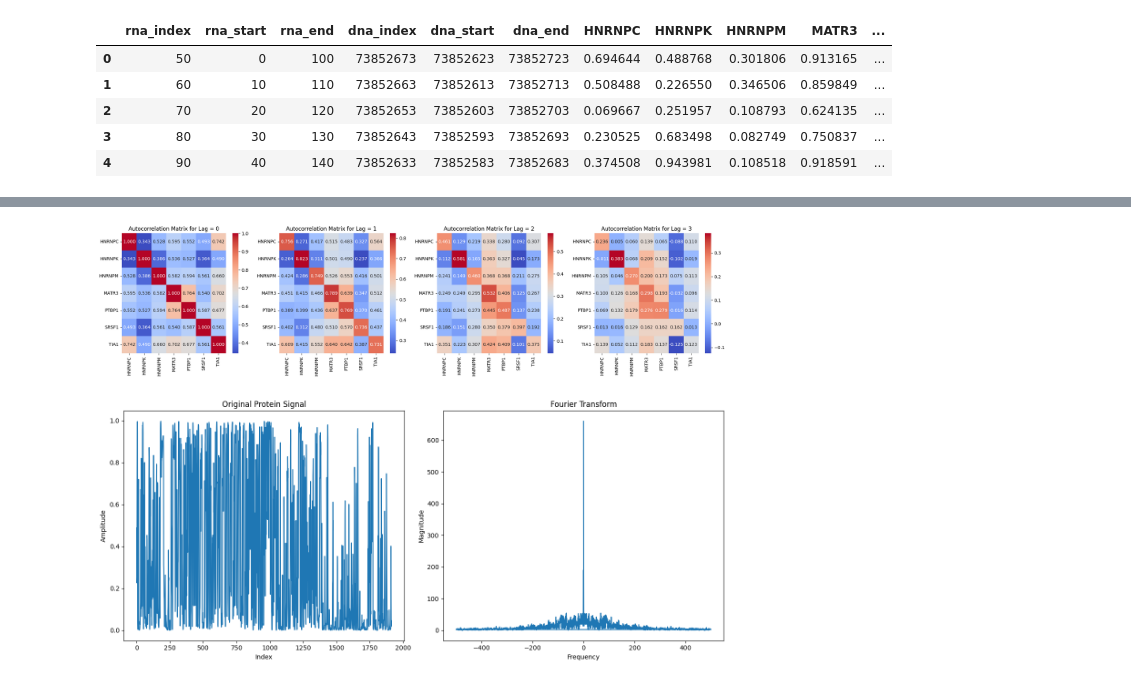
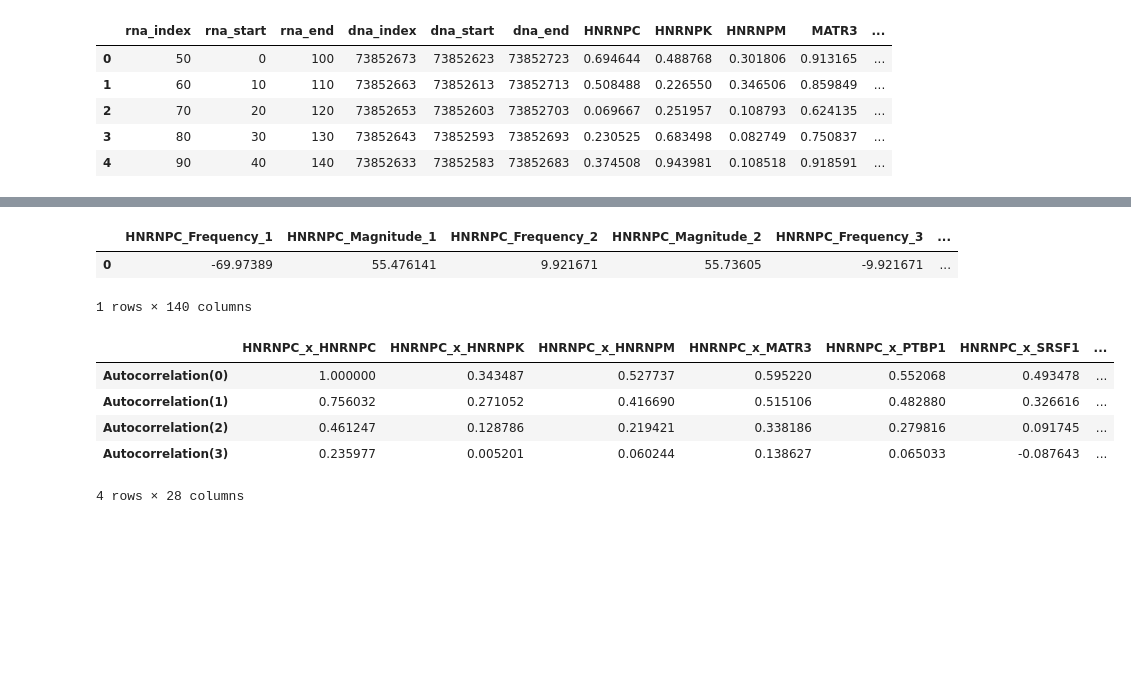
Before and after one commit to simk893/IncRNA_Protein_Interactions, a Jupyter notebook: Exploratory_Data_Analysis.ipynb, the cells around one changed output, grey strips where cells are left out. Cells and saved outputs as stored; diff of their text form; code cells hidden in the pictures; blank space fills up the shorter version.

```diff
--- a/Exploratory_Data_Analysis.ipynb
+++ b/Exploratory_Data_Analysis.ipynb
@@ -58,49 +114,40 @@ result_df
+# %%
+# Flatten the dataframe
+flattened_data = {}
+
+for protein in top_k_df.index:
+    protein_data = top_k_df.loc[protein].to_dict()
+    for column, value in protein_data.items():
+        flattened_data[f'{protein}_{column}'] = value
+
+# Create a new dataframe from the flattened data
+flattened_fourier_transform_df = pd.DataFrame([flattened_data])
+flattened_fourier_transform_df
+# %% [output]
+|  | HNRNPC_Frequency_1 | HNRNPC_Magnitude_1 | HNRNPC_Frequency_2 | HNRNPC_Magnitude_2 | HNRNPC_Frequency_3 | ... |
+| 0 | -69.97389 | 55.476141 | 9.921671 | 55.73605 | -9.921671 | ... |
+1 rows × 140 columns
 # %%
 # Auto-correlation Matrices per Lag
 lags = [0, 1, 2, 3]
-fig, axes = plt.subplots(1, len(lags), figsize=(20, 5))
-for idx, L in enumerate(lags):
+autocorrelation_features_list = []
+column_names = [f'{p1}_x_{p2}' for p1 in proteins for p2 in proteins if p1 <= p2]
+
+for L in lags:
     autocorrelation_matrix = pd.DataFrame(index=proteins, columns=proteins)
     for protein1 in proteins:
         for protein2 in proteins:
             autocorrelation_matrix.loc[protein1, protein2] = df[protein1].corr(df[protein2].shift(L))
-    autocorrelation_matrix = autocorrelation_matrix.astype(float).round(3)
-    sns.heatmap(autocorrelation_matrix, annot=True, cmap='coolwarm', fmt='.3f', ax=axes[idx])
-    axes[idx].set_title(f'Autocorrelation Matrix for Lag = {L}')
-plt.tight_layout()
-plt.show()
+    autocorrelation_features_list.append(autocorrelation_matrix.where(np.triu(np.ones(autocorrelation_matrix.shape), k=0).astype(bool)).stack().values)
+
+# Extract unique autocorrelations and transform to 1D arrays
+autocorrelation_df = pd.DataFrame(autocorrelation_features_list, columns=column_names)
+autocorrelation_df.index = [f'Autocorrelation({L})' for L in lags]
+autocorrelation_df
 # %% [output]
-[figure, removed]
+|  | HNRNPC_x_HNRNPC | HNRNPC_x_HNRNPK | HNRNPC_x_HNRNPM | HNRNPC_x_MATR3 | HNRNPC_x_PTBP1 | HNRNPC_x_SRSF1 | ... |
+| Autocorrelation(0) | 1.000000 | 0.343487 | 0.527737 | 0.595220 | 0.552068 | 0.493478 | ... |
+| Autocorrelation(1) | 0.756032 | 0.271052 | 0.416690 | 0.515106 | 0.482880 | 0.326616 | ... |
+| Autocorrelation(2) | 0.461247 | 0.128786 | 0.219421 | 0.338186 | 0.279816 | 0.091745 | ... |
+| Autocorrelation(3) | 0.235977 | 0.005201 | 0.060244 | 0.138627 | 0.065033 | -0.087643 | ... |
+4 rows × 28 columns
-# %%
-import numpy as np
-import matplotlib.pyplot as plt
-
-# Select Protein
-protein_signal = df['HNRNPK'].values
-
-# Perform Fourier Transform
-fft_values = np.fft.fft(protein_signal)
-fft_freq = np.fft.fftfreq(len(protein_signal), d=1/1000)
-fft_magnitude = np.abs(fft_values)
-ifft_values = np.fft.ifft(fft_values)
-
-# Plot the original protein signal
-plt.figure(figsize=(21, 6))
-plt.subplot(1, 3, 1)
-plt.plot(protein_signal)
-plt.title('Original Protein Signal')
-plt.xlabel('Index')
-plt.ylabel('Amplitude')
-
-# Plot the Fourier Transform
-plt.subplot(1, 3, 2)
-plt.plot(fft_freq, fft_magnitude)
-plt.title('Fourier Transform')
-plt.xlabel('Frequency')
-plt.ylabel('Magnitude')
-#plt.xlim(0, 50)  # Limit x-axis for better visualization
-
-plt.tight_layout()
-plt.show()
-# %% [output]
-[figure, removed]
```
Also changed, not shown: parts of 10 cells of this notebook.
